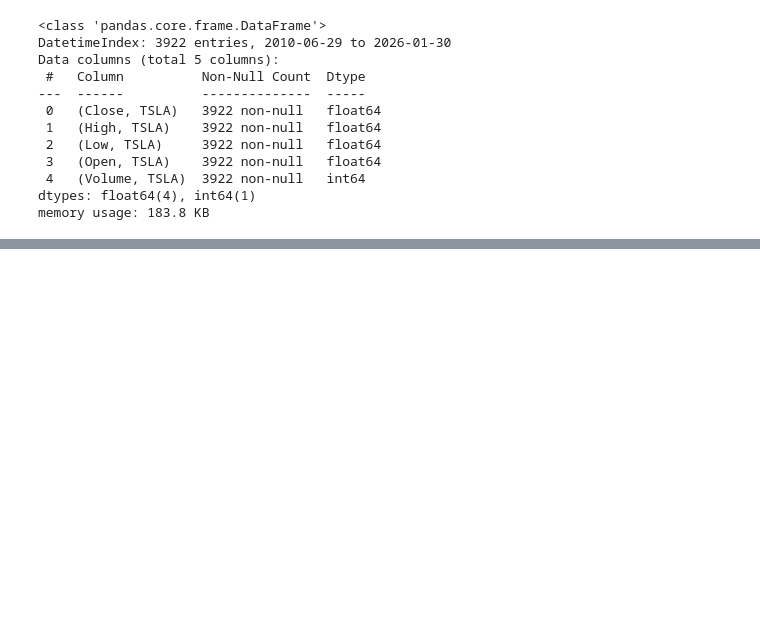
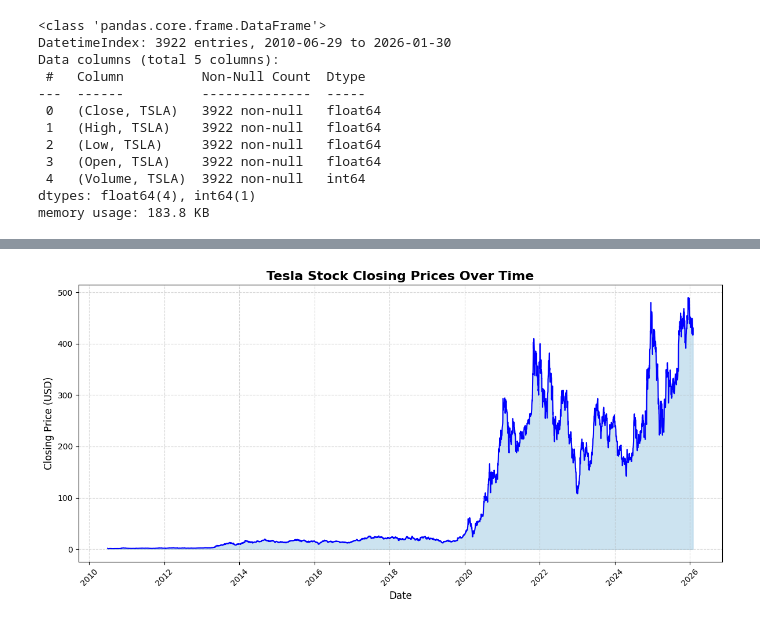
Before and after one commit to muhammadhussnain1227-debug/Tesla-Time-Series-Forecast, a Jupyter notebook: Tesla Stock Price Forecast.ipynb, the cells around one changed output, grey strips where cells are left out. Saved outputs shown, nothing was run; the diff lists cells and outputs as text; code cells hidden in the pictures; blank space fills up the shorter version.

```diff
--- a/Tesla Stock Price Forecast.ipynb
+++ b/Tesla Stock Price Forecast.ipynb
@@ -82,0 +79,3 @@ df.rename(columns={
+# %%
+stock_data.columns=['Close','High','Low','Open','Volume']
+stock_data.columns
@@ -82,0 +84,2 @@ df.rename(columns={
+# %%
+stock_data['Date']=stock_data.index
@@ -82,0 +102,4 @@ df.rename(columns={
+# %%
+stock_data.reset_index(drop=True,inplace=True)
+stock_data=stock_data[['Date','Open','High','Low','Close','Volume']]
+stock_data.info()
@@ -82,0 +135,24 @@ df.rename(columns={
+# %%
+plt.figure(figsize=(12,6))
+plt.plot(
+    stock_data['Date'],
+    stock_data['Close'],
+    color='blue',  # deep blue
+    linewidth=1.5
+)
+plt.fill_between(
+    stock_data['Date'],
+    stock_data['Close'],
+    color='#0077b6',
+    alpha=0.2
+)
+
+plt.title('Tesla Stock Closing Prices Over Time', fontsize=16, fontweight='bold')
+plt.xlabel('Date', fontsize=12)
+plt.ylabel('Closing Price (USD)', fontsize=12)
+plt.grid(True, linestyle='--', alpha=0.5)
+plt.xticks(rotation=45)
+plt.tight_layout()
+plt.show()
+# %% [output]
+[figure, added]
```
Also changed, not shown: parts of 20 cells of this notebook.
